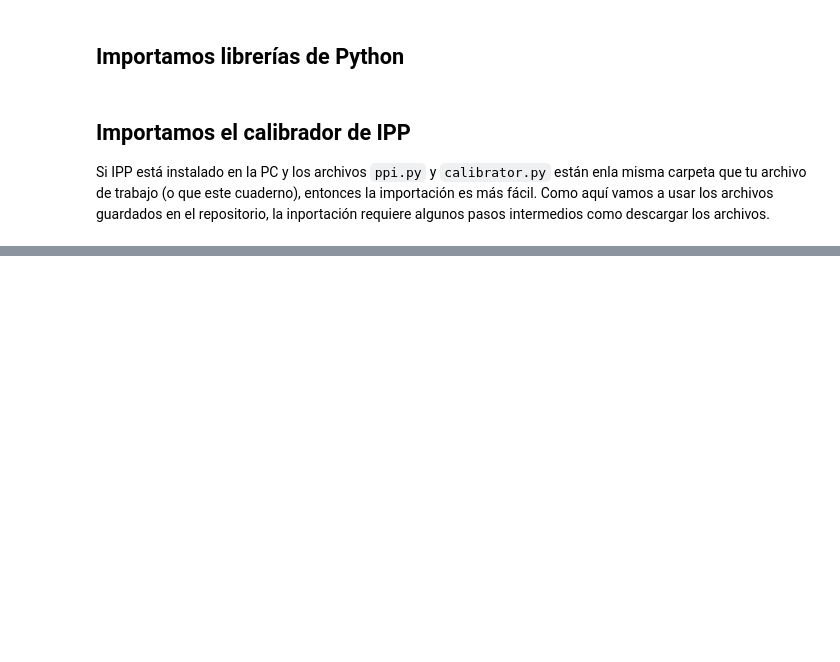
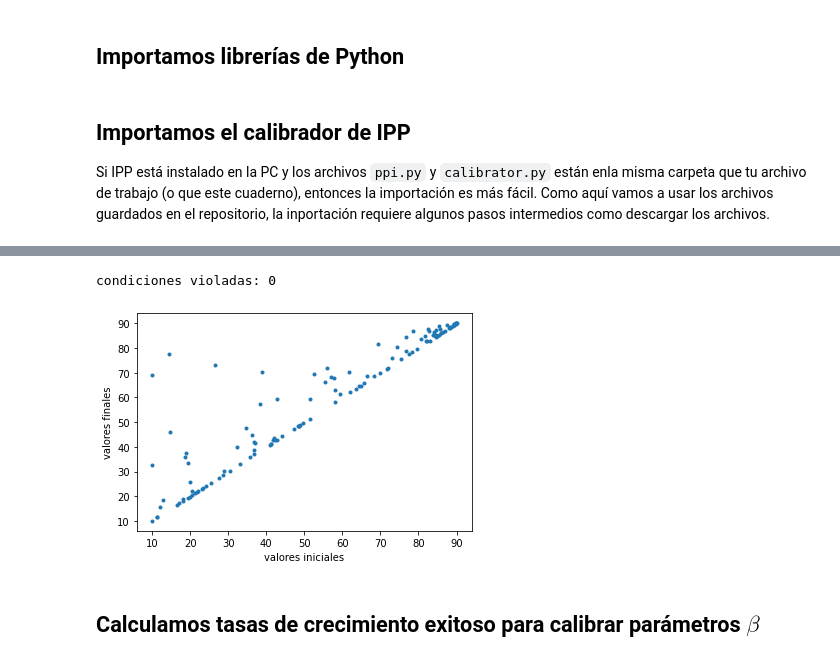
Before and after one commit to oguerrer/IPP_Lima, a Jupyter notebook: tutoriales/02 - calibracion.ipynb, the cells around one changed output, grey strips where cells are left out. Cells and saved outputs as stored; diff of their text form; code cells hidden in the pictures; blank space fills up the shorter version.

```diff
--- a/tutoriales/02 - calibracion.ipynb
+++ b/tutoriales/02 - calibracion.ipynb
@@ -25 +25,5 @@ FileNotFoundError: [Errno 2] No such file or directory: '/Users/tequilamambo/Doc
+# %%
+max_steps = 54 # máximo número de pasos en cada simulación
+scalar = 100 # escalar de los indicadores (porcentaje)
+min_value = 1e-2 # valor que se le asigna a las brechas que no son positivas
 # %% [markdown]
@@ -26,0 +31,19 @@ FileNotFoundError: [Errno 2] No such file or directory: '/Users/tequilamambo/Doc
+# %%
+# cargamos base de datos
+datos = pd.read_csv('https://raw.githubusercontent.com/oguerrer/IPP_Lima/main/data/base_final.csv')
+
+# obtenemos columnas con los años
+anios_c = np.array([c for c in datos.columns if c.isnumeric()])
+
+# guardamos el número de años
+num_years = len(anios_c)
+
+# extraemos las series de tiempo como una matriz (renglón=indicador; columna=tiempo)
+series = datos[anios_c].values
+
+# obetnemos vector indicando qué indicadores son instrumentales
+R = datos.Instrumental.values
+
+# obetenemos los parámetros de gobernanza
+cc = datos['control_corrupcion'].values[0]
+rl = datos['estado_de_derecho'].values[0]
@@ -26,0 +68,12 @@ FileNotFoundError: [Errno 2] No such file or directory: '/Users/tequilamambo/Doc
+# %%
+# revisamos que todos los valores iniciales estén por debajo de los finales
+print('condiciones violadas:', sum(I0>=IF) )
+plt.plot(I0, IF, '.')
+plt.xlabel('valores iniciales')
+plt.ylabel('valores finales')
+plt.show()
+# %% [output]
+condiciones violadas: 0
+[figure, added]
+# %% [markdown]
+## Calculamos tasas de crecimiento exitoso para calibrar parámetros $\beta$
```
Also changed, not shown: parts of 17 cells of this notebook, 3 other files.
